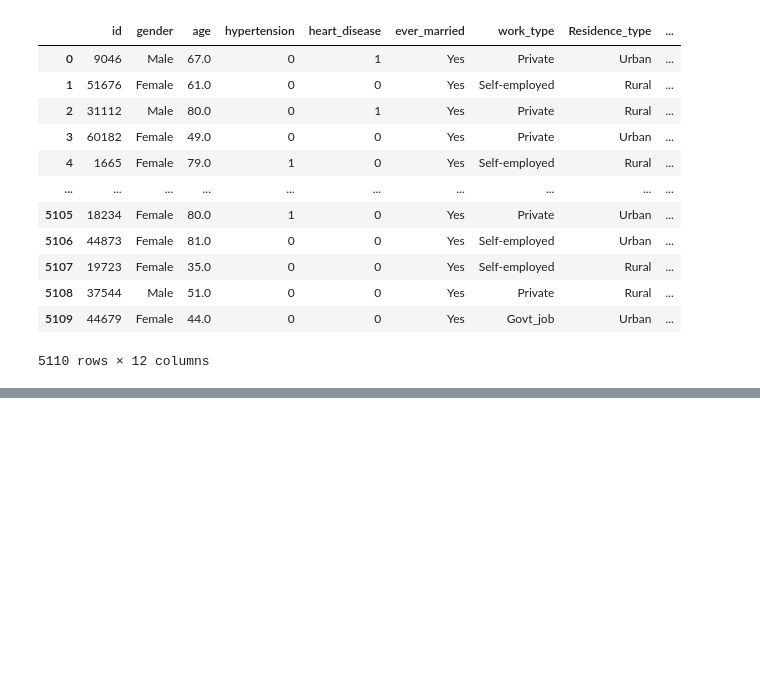
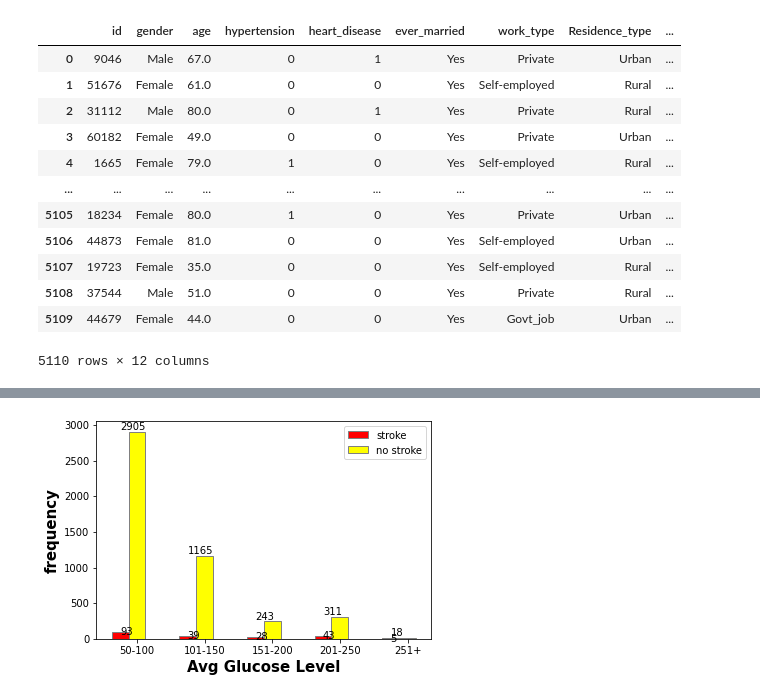
Before and after one commit to Aiman217/Aiman217, a Jupyter notebook: WMU102_Project.ipynb, the cells around one changed output, grey strips where cells are left out. Cells and saved outputs as stored; diff of their text form; code cells hidden in the pictures; blank space fills up the shorter version.

```diff
--- a/WMU102_Project.ipynb
+++ b/WMU102_Project.ipynb
@@ -61,3 +248,35 @@ df['ever_married'] = pd.to_numeric(df['ever_married'])
+# %%
+glucose_levels = ['50-100','101-150','151-200','201-250','251+']
+
+frequency3 = []
+frequency4 = []
+min = 50
+max = 100
+while max <=300 :
+    frequency3.append(df[df.avg_glucose_level > min][df.avg_glucose_level <= max][df.stroke == 1].value_counts().sum())
+    frequency4.append(df[df.avg_glucose_level > min][df.avg_glucose_level <= max][df.stroke == 0].value_counts().sum())
+    min += 50
+    max += 50
+# %%
+br3 = np.arange(len(frequency3))
+br4 = [x + barWidth for x in br3]
+
+addlabels(br3,frequency3, 'center')
+addlabels(br4,frequency4)
+# Make the plot
+plt.bar(br3, frequency3, color = 'red', width = barWidth,
+        edgecolor ='grey', label ='stroke')
+plt.bar(br4, frequency4, color ='yellow', width = barWidth,
+        edgecolor ='grey', label ='no stroke')
+
+plt.xlabel('Avg Glucose Level', fontweight ='bold', fontsize = 15)
+plt.ylabel('frequency', fontweight ='bold', fontsize = 15)
+plt.xticks([r + barWidth for r in range(len(frequency3))],glucose_levels)
+
+plt.legend()
+plt.show()
+# %% [output]
+[figure, added]
 # %%
 df
 # %% [output]
```
Also changed, not shown: parts of 74 cells of this notebook.
